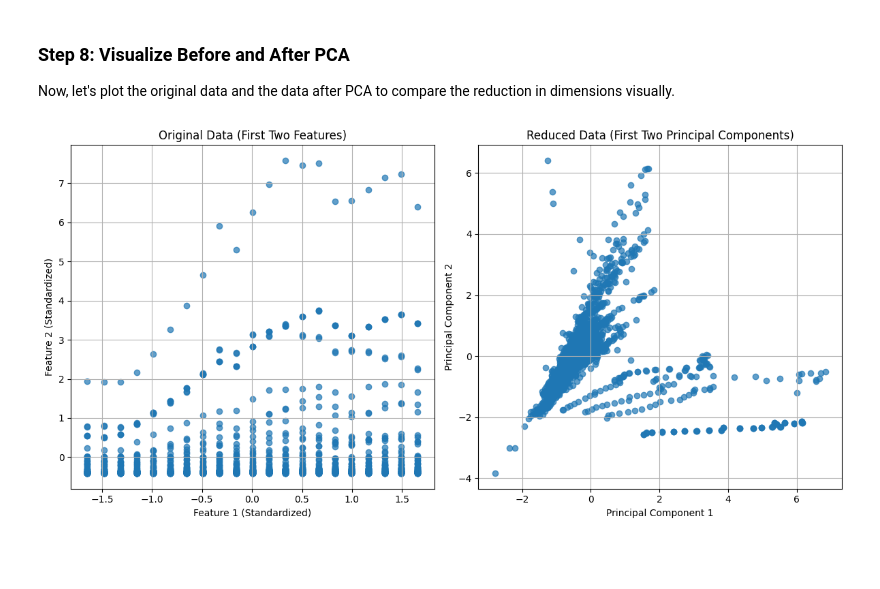
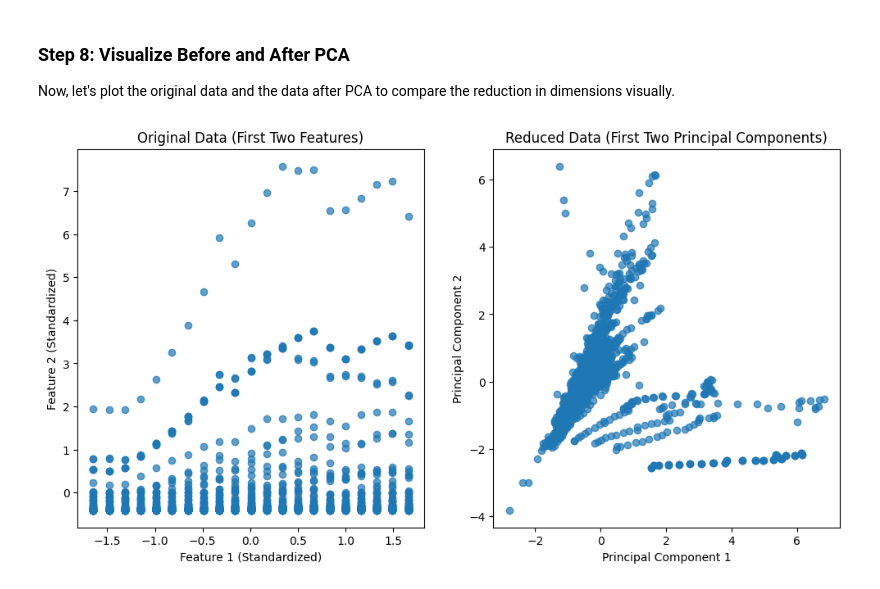
Before and after one commit to nehemmy55/PCA--Africa-GDP, a Jupyter notebook: PCA_Formative_1_Nehemei_ISHIMWE.ipynb, the cells around one changed output. Cells and saved outputs as stored; diff of their text form; code cells hidden in the pictures; blank space fills up the shorter version.

```diff
--- a/PCA_Formative_1_Nehemei_ISHIMWE.ipynb
+++ b/PCA_Formative_1_Nehemei_ISHIMWE.ipynb
@@ -272,26 +278,24 @@ array([[ 0.46581095, -2.03354825],
 ### Step 8: Visualize Before and After PCA
 Now, let's plot the original data and the data after PCA to compare the reduction in dimensions visually.
 # %%
-import matplotlib.pyplot as plt
+# Step 8: Visualize Before PCA
 
 # Plot original data (first two features for simplicity)
 plt.figure(figsize=(12, 6))
-plt.subplot(1, 2, 1) # 1 row, 2 columns, first plot
+plt.subplot(1, 2, 1)
 plt.scatter(standardized_data[:, 0], standardized_data[:, 1], alpha=0.7)
 plt.title('Original Data (First Two Features)')
 plt.xlabel('Feature 1 (Standardized)')
 plt.ylabel('Feature 2 (Standardized)')
-plt.grid(True)
+
 
 # Plot reduced data after PCA
-plt.subplot(1, 2, 2) # 1 row, 2 columns, second plot
+plt.subplot(1, 2, 2)
 plt.scatter(reduced_data[:, 0], reduced_data[:, 1], alpha=0.7)
 plt.title('Reduced Data (First Two Principal Components)')
 plt.xlabel('Principal Component 1')
 plt.ylabel('Principal Component 2')
-plt.grid(True)
 
-plt.tight_layout()
 plt.show()
 # %% [output]
-[figure, old version]
+[figure, new version]
```
Also changed, not shown: parts of 7 cells of this notebook.
